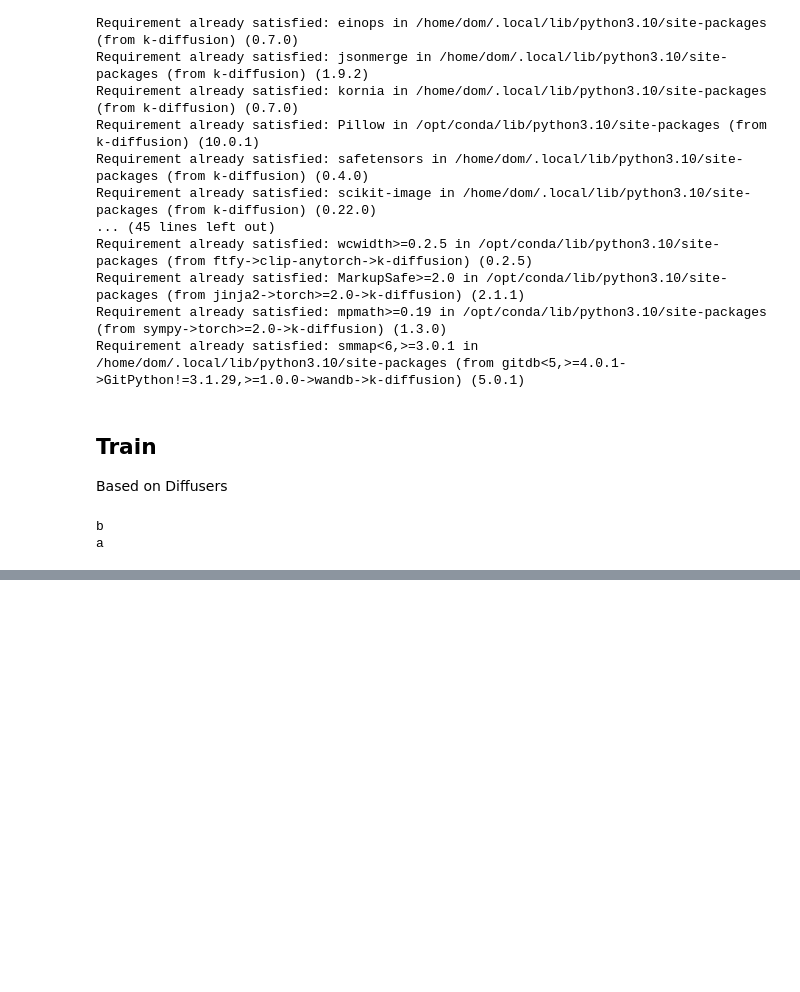
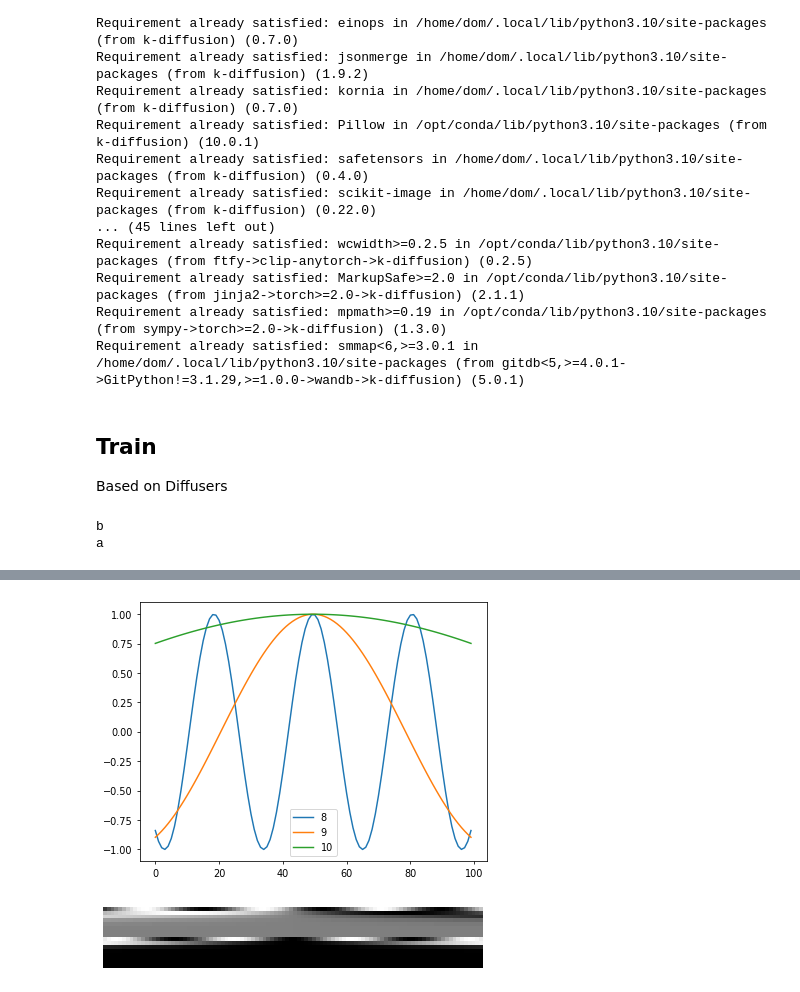
Before and after one commit to teome/diffusion-play, a Jupyter notebook: nbs/26_diffusion_unet.ipynb, the cells around one changed output, grey strips where cells are left out. Cells and saved outputs as stored; diff of their text form; code cells hidden in the pictures; blank space fills up the shorter version.

```diff
--- a/nbs/26_diffusion_unet.ipynb
+++ b/nbs/26_diffusion_unet.ipynb
@@ -202,0 +242,9 @@ learn = Learner(model, dls, nn.MSELoss(), lr=lr, cbs=cbs, opt_func=opt_func)
+# %%
+idxs = (8, 9, 10)
+plot_emb(emb, idxs, False)
+# %% [output]
+[figure, added]
+# %%
+show_image(emb.T, figsize=(7,7));
+# %% [output]
+[figure, added]
```
Also changed, not shown: parts of 26 cells of this notebook.
